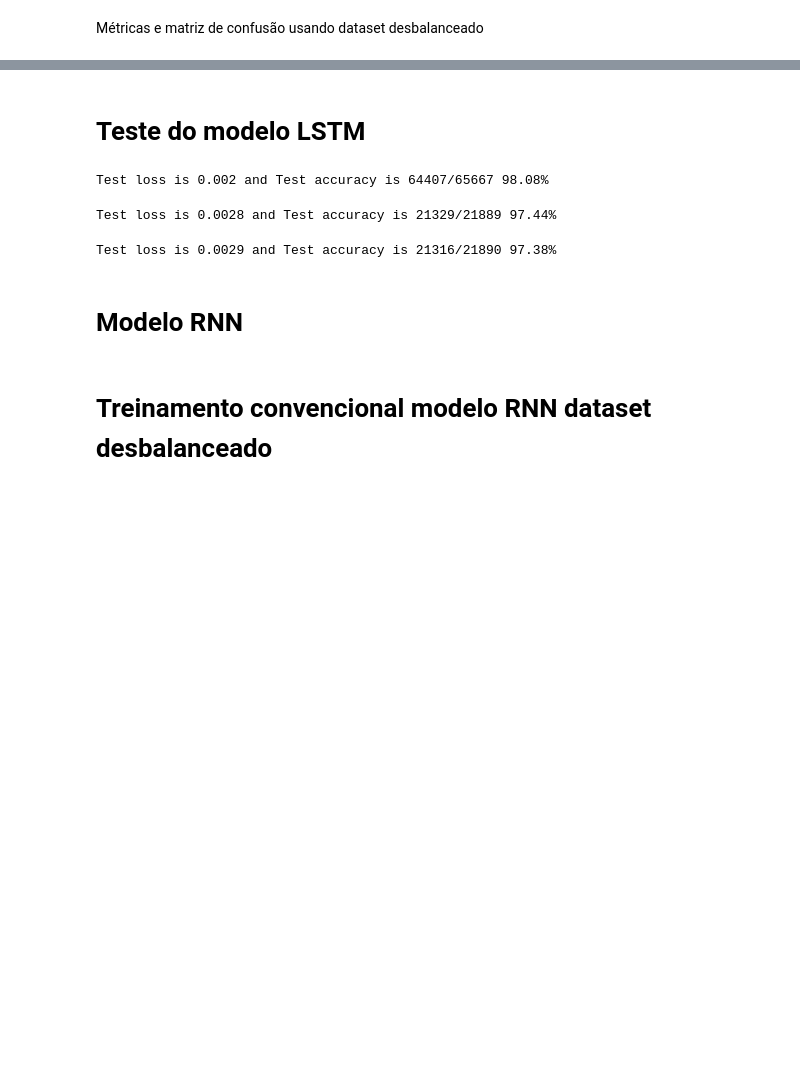
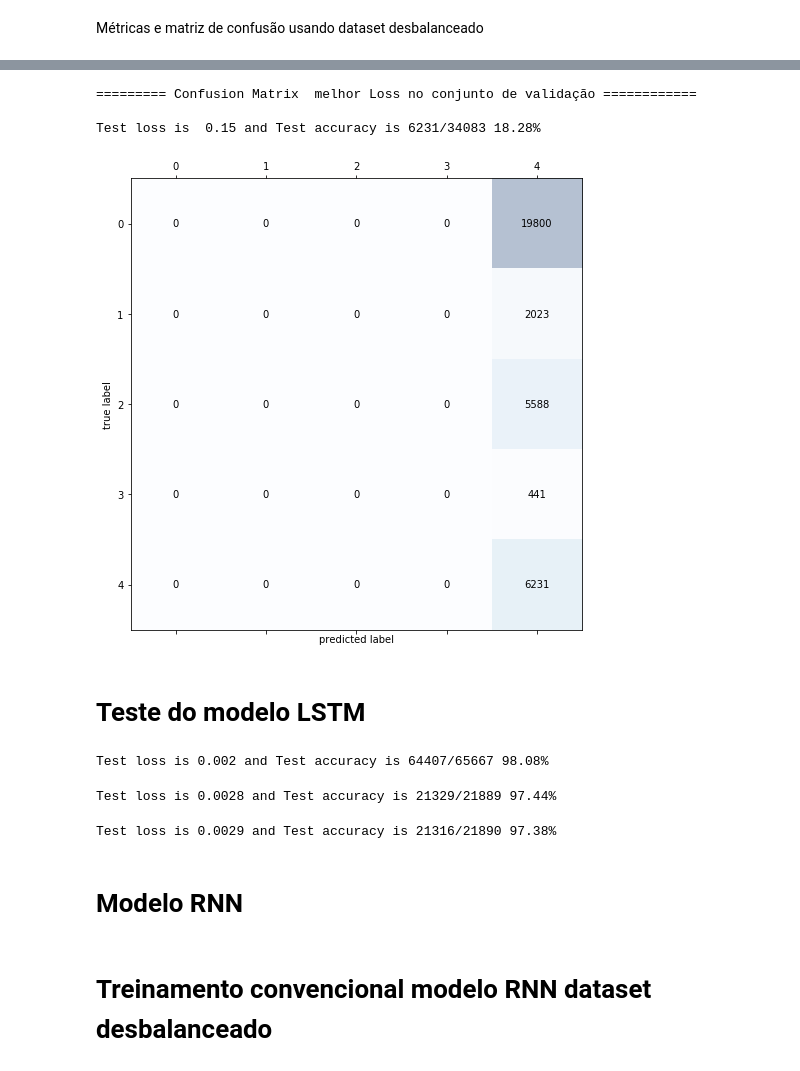
Before and after one commit to jvitors23/experimentos-PIBIC, a Jupyter notebook: kdRNN.ipynb, the cells around one changed output, grey strips where cells are left out. Drawn from its saved outputs; the diff is of its cells as text; code cells hidden in the pictures; blank space fills up the shorter version.

```diff
--- a/kdRNN.ipynb
+++ b/kdRNN.ipynb
@@ -299,3 +330,0 @@ Name: 187, dtype: int64
-# %%
-data, label = next(iter(train_loader))
-print(data.shape)
@@ -526,7 +543,6 @@ def testeDoModelo(model, data_loader):
   model.eval()
   running_loss = 0.0
   running_correct = 0
-  corrects = 0
   tot_predictions = []
   labels = []
   for batch in data_loader:
@@ -537,9 +553,10 @@ def testeDoModelo(model, data_loader):
     loss = F.cross_entropy(output,target)
     running_loss += loss.item()
     preds = output.data.max(dim=1,keepdim=True)[1]
+    running_correct += preds.eq(target.data.view_as(preds)).cpu().sum().item()
     tot_predictions.extend(preds.data.cpu().numpy())
     labels.extend(target.data.cpu().numpy())
-    running_correct += preds.eq(target.data.view_as(preds)).cpu().sum().item()
+
   loss = running_loss/len(data_loader.sampler)
   accuracy = 100. * running_correct/len(data_loader.sampler)
   print(f'Test loss is {loss:{5}.{2}} and Test accuracy is {running_correct}/{len(data_loader.sampler)}{accuracy:{6}.{4}}%\n')
@@ -655,3 +783,31 @@ Test loss is 0.0029 and Test accuracy is 21316/21890 97.38%
+# %%
+from sklearn.metrics import confusion_matrix
+print('========= Confusion Matrix  melhor Loss no conjunto de validação ============\n')
+model = carregar_modeloLSTM('bestLoss.model')
+if (torch.cuda.is_available()):
+  model = model.cuda()
+
+y_pred, y_test = testeDoModelo(model, train_loader)
+
+confmat = confusion_matrix(y_true=y_test, y_pred=y_pred, labels=[0,1,2,3,4])
+
+fig, ax = plt.subplots(figsize=(7,7))
+ax.matshow(confmat, cmap=plt.cm.Blues, alpha=0.3)
+for i in range(confmat.shape[0]):
+    for j in range(confmat.shape[1]):
+        ax.text(x=j, y=i, s=confmat[i, j], va='center', ha='center')
+
+plt.xlabel('predicted label')
+plt.ylabel('true label')
+
+plt.tight_layout()
+plt.savefig('confusion_matrix.png', dpi=500)
+plt.show()
+# %% [output]
+========= Confusion Matrix  melhor Loss no conjunto de validação ============
+
+Test loss is  0.15 and Test accuracy is 6231/34083 18.28%
+[figure, added]
 # %% [markdown]
 # Teste do modelo LSTM
 # %%
```
Also changed, not shown: parts of 20 cells of this notebook.
